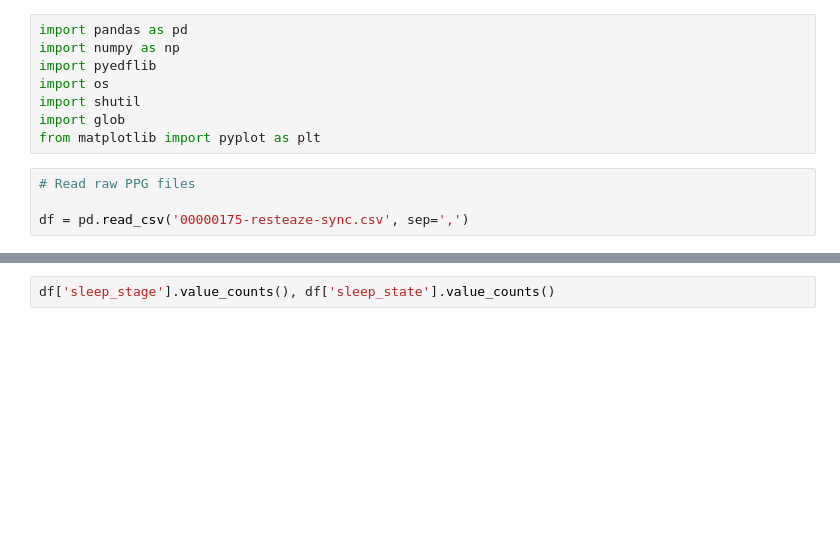
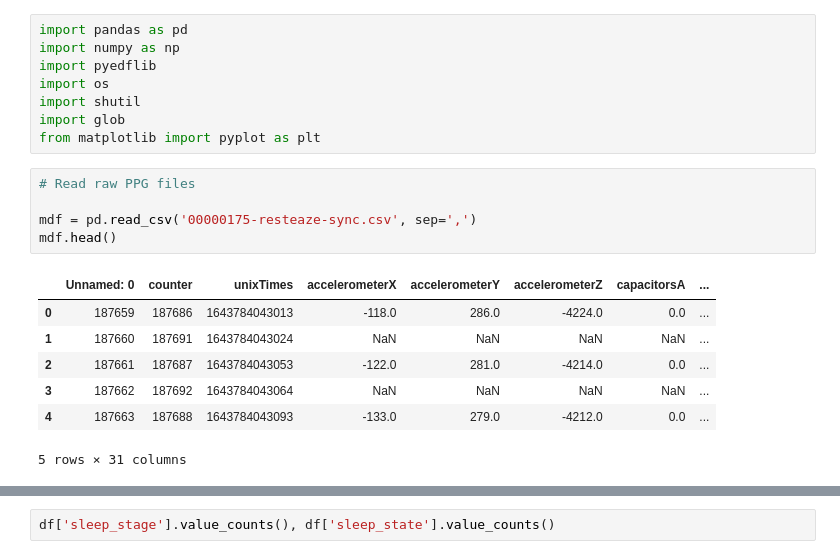
Before and after one commit to lucky-verma/Sleep-Awake-Classifiation-using-PPG, a Jupyter notebook: rough.ipynb, the cells around one changed output, grey strips where cells are left out. Cells and saved outputs as stored; diff of their text form; blank space fills up the shorter version.

```diff
--- a/rough.ipynb
+++ b/rough.ipynb
@@ -9,5 +9,14 @@ from matplotlib import pyplot as plt
 # %%
 # Read raw PPG files
 
-df = pd.read_csv('00000175-resteaze-sync.csv', sep=',')
+mdf = pd.read_csv('00000175-resteaze-sync.csv', sep=',')
+mdf.head()
+# %% [output]
+|  | Unnamed: 0 | counter | unixTimes | accelerometerX | accelerometerY | accelerometerZ | capacitorsA | ... |
+| 0 | 187659 | 187686 | 1643784043013 | -118.0 | 286.0 | -4224.0 | 0.0 | ... |
+| 1 | 187660 | 187691 | 1643784043024 | NaN | NaN | NaN | NaN | ... |
+| 2 | 187661 | 187687 | 1643784043053 | -122.0 | 281.0 | -4214.0 | 0.0 | ... |
+| 3 | 187662 | 187692 | 1643784043064 | NaN | NaN | NaN | NaN | ... |
+| 4 | 187663 | 187688 | 1643784043093 | -133.0 | 279.0 | -4212.0 | 0.0 | ... |
+5 rows × 31 columns
 # %%
```
Also changed, not shown: parts of 10 cells of this notebook, 4 other files.
